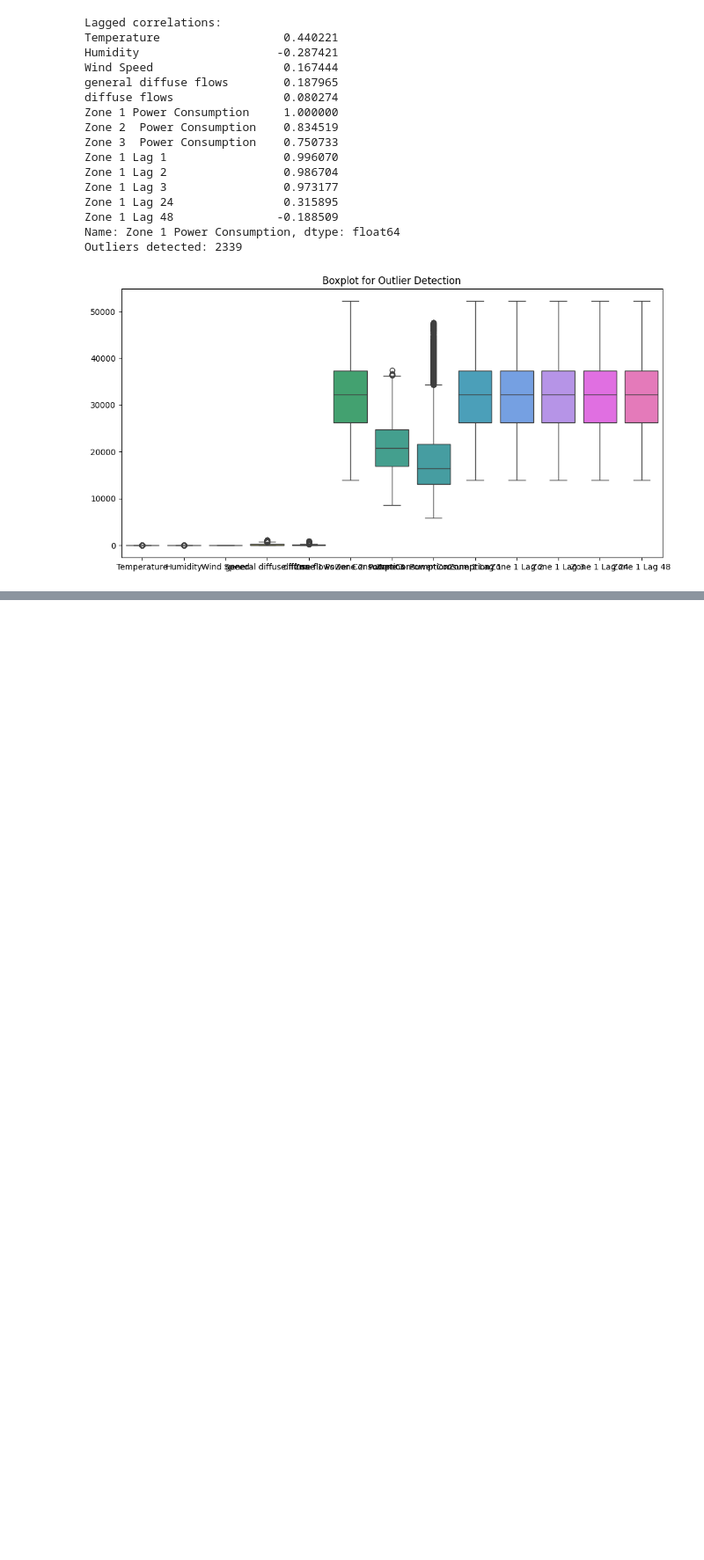
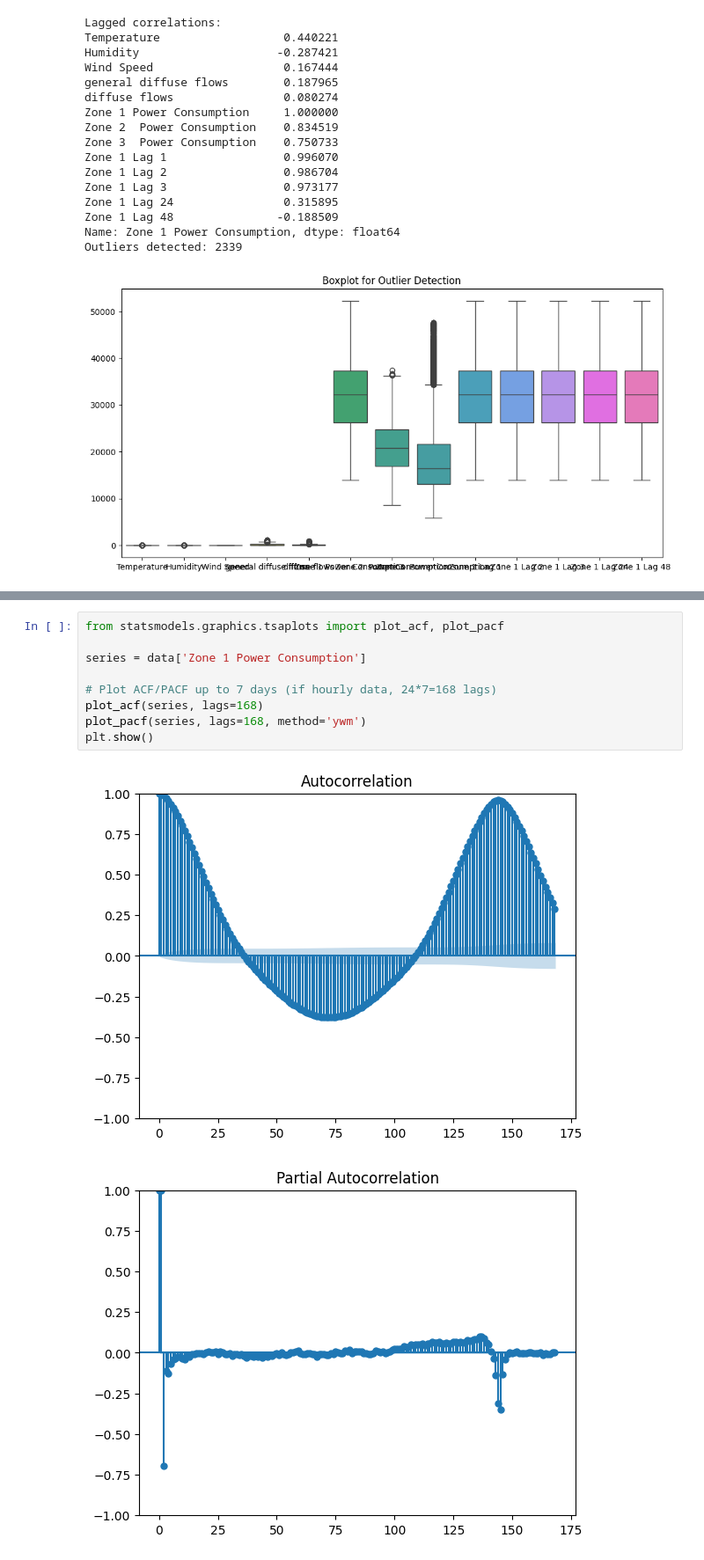
Before and after one commit to CZhakshylykova/SDS-CP036-powercast, a Jupyter notebook: advanced/submissions/team-members/cholpon-zhakshylykova/notebooks/eda.ipynb, the cells around one changed output, grey strips where cells are left out. Shown: that part at 88% size. Saved outputs shown, nothing was run; the diff lists cells and outputs as text; blank space fills up the shorter version.

```diff
--- a/advanced/submissions/team-members/cholpon-zhakshylykova/notebooks/eda.ipynb
+++ b/advanced/submissions/team-members/cholpon-zhakshylykova/notebooks/eda.ipynb
@@ -172,0 +197,12 @@ Outliers detected: 2339
+# %%
+from statsmodels.graphics.tsaplots import plot_acf, plot_pacf
+
+series = data['Zone 1 Power Consumption']
+
+# Plot ACF/PACF up to 7 days (if hourly data, 24*7=168 lags)
+plot_acf(series, lags=168)
+plot_pacf(series, lags=168, method='ywm')
+plt.show()
+# %% [output]
+[figure, added]
+[figure, added]
```
Also changed, not shown: parts of 14 cells of this notebook.
